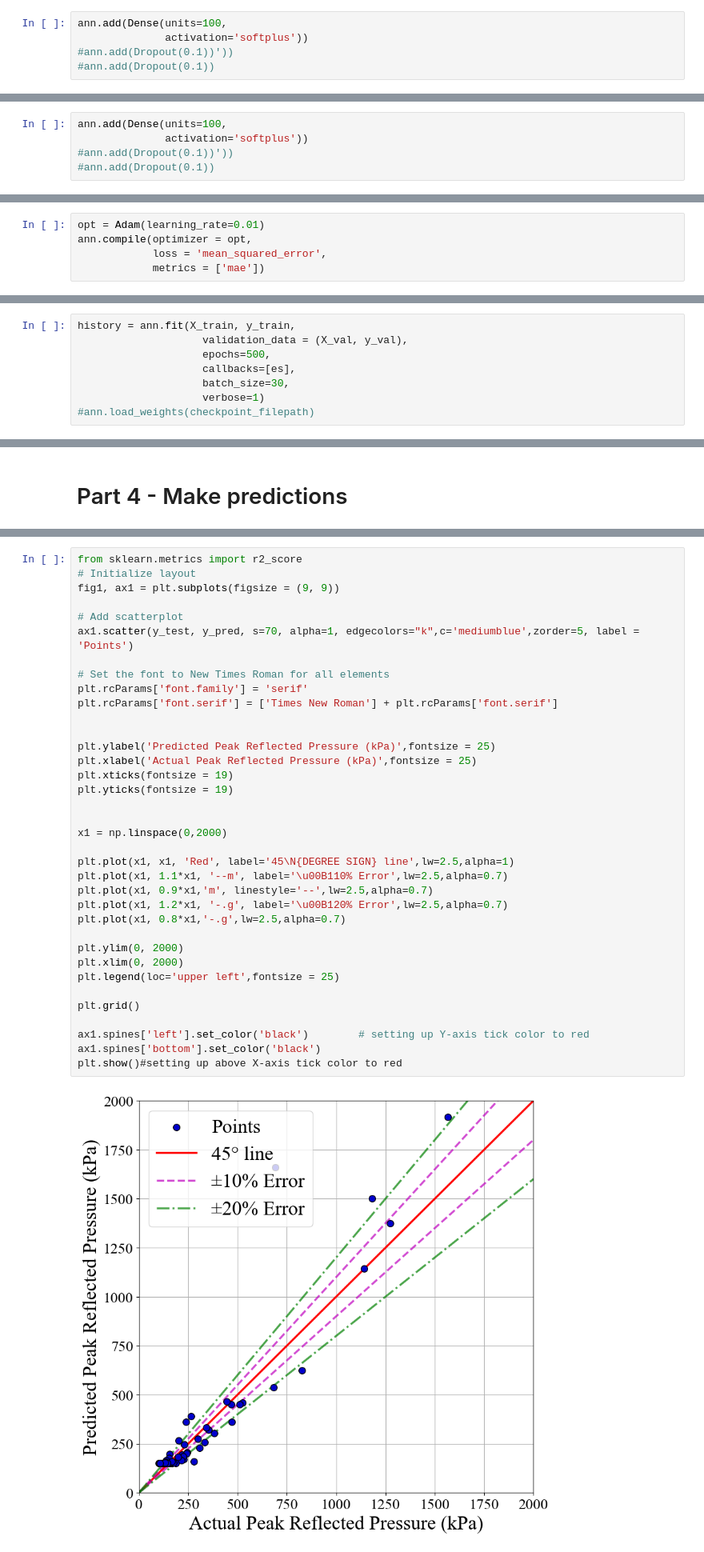
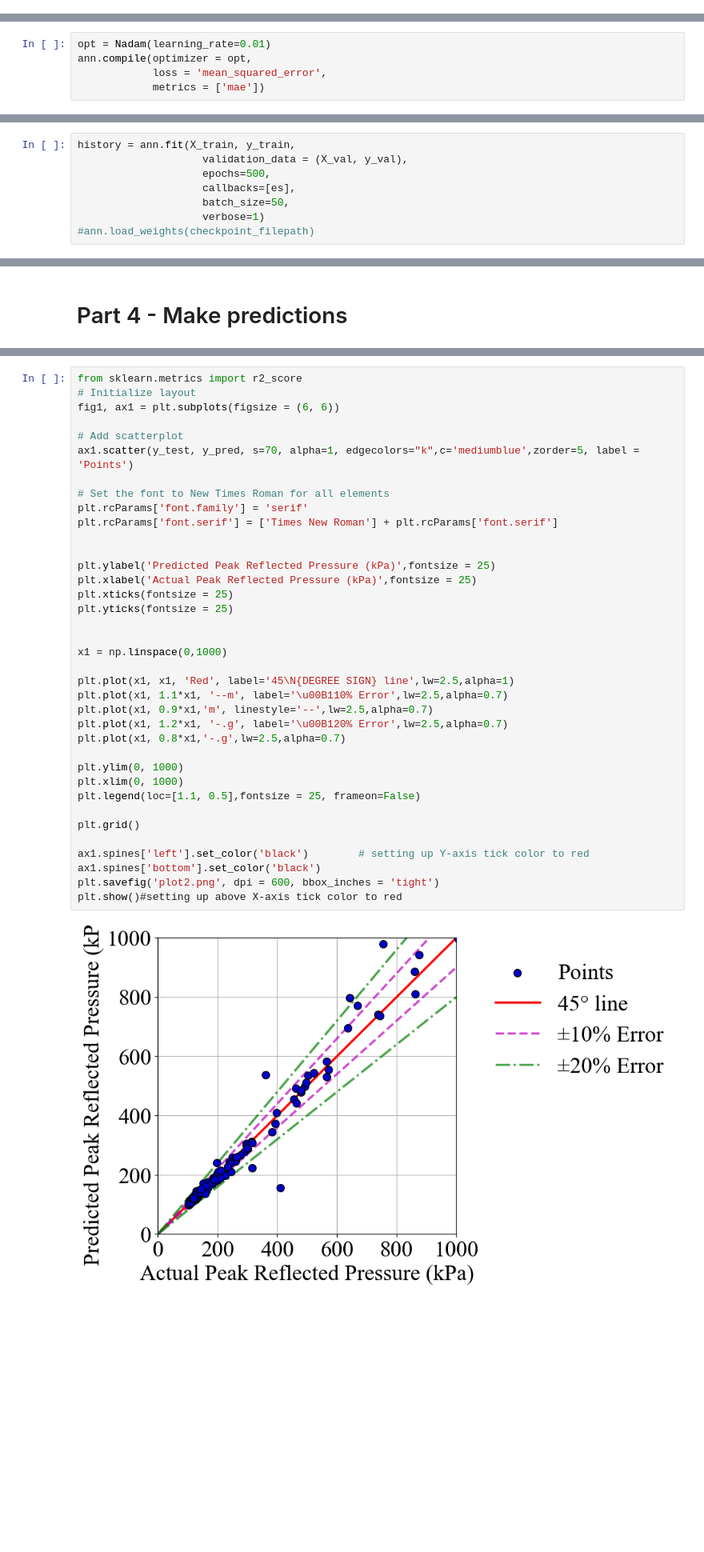
Before and after one commit to ChamodiWidanage/ANN_1D_2, a Jupyter notebook: Peak_Reflected_Pressure/Peak_Reflected_Pressure_ANN_model_2_nodrop_noscale.ipynb, the cells around one changed output, grey strips where cells are left out. Shown at 80% size. Cells and saved outputs as stored; diff of their text form; blank space fills up the shorter version.

```diff
--- a/Peak_Reflected_Pressure/Peak_Reflected_Pressure_ANN_model_2_nodrop_noscale.ipynb
+++ b/Peak_Reflected_Pressure/Peak_Reflected_Pressure_ANN_model_2_nodrop_noscale.ipynb
@@ -106,5 +113,0 @@ ann.add(Dense(units=100,
-# %%
-ann.add(Dense(units=100,
-              activation='softplus'))
-#ann.add(Dropout(0.1))'))
-#ann.add(Dropout(0.1))
@@ -113,8 +114,3 @@ ann.add(Dense(units=100,
-# %%
-ann.add(Dense(units=100,
-              activation='softplus'))
-#ann.add(Dropout(0.1))'))
-#ann.add(Dropout(0.1))
 # %% [markdown]
 ### Adding the output layer
 # %%
@@ -147,7 +141,7 @@ _________________________________________________________________
 # %% [markdown]
 ### Compiling the ANN
 # %%
-opt = Adam(learning_rate=0.01)
+opt = Nadam(learning_rate=0.01)
 ann.compile(optimizer = opt,
             loss = 'mean_squared_error',
             metrics = ['mae'])
@@ -171,7 +165,7 @@ history = ann.fit(X_train, y_train,
                     validation_data = (X_val, y_val),
                     epochs=500,
                     callbacks=[es],
-                    batch_size=30,
+                    batch_size=50,
                     verbose=1)
 #ann.load_weights(checkpoint_filepath)
 # %% [output]
@@ -356,41 +352,42 @@ plt.show()
 # %%
 from sklearn.metrics import r2_score
 # Initialize layout
-fig1, ax1 = plt.subplots(figsize = (9, 9))
+fig1, ax1 = plt.subplots(figsize = (6, 6))
 
 # Add scatterplot
 ax1.scatter(y_test, y_pred, s=70, alpha=1, edgecolors="k",c='mediumblue',zorder=5, label = 'Points')
 
 # Set the font to New Times Roman for all elements
 plt.rcParams['font.family'] = 'serif'
 plt.rcParams['font.serif'] = ['Times New Roman'] + plt.rcParams['font.serif']
 
 
 plt.ylabel('Predicted Peak Reflected Pressure (kPa)',fontsize = 25)
 plt.xlabel('Actual Peak Reflected Pressure (kPa)',fontsize = 25)
-plt.xticks(fontsize = 19)
-plt.yticks(fontsize = 19)
+plt.xticks(fontsize = 25)
+plt.yticks(fontsize = 25)
 
 
-x1 = np.linspace(0,2000)
+x1 = np.linspace(0,1000)
 
 plt.plot(x1, x1, 'Red', label='45\N{DEGREE SIGN} line',lw=2.5,alpha=1)
 plt.plot(x1, 1.1*x1, '--m', label='\u00B110% Error',lw=2.5,alpha=0.7)
 plt.plot(x1, 0.9*x1,'m', linestyle='--',lw=2.5,alpha=0.7)
 plt.plot(x1, 1.2*x1, '-.g', label='\u00B120% Error',lw=2.5,alpha=0.7)
 plt.plot(x1, 0.8*x1,'-.g',lw=2.5,alpha=0.7)
 
-plt.ylim(0, 2000)
-plt.xlim(0, 2000)
-plt.legend(loc='upper left',fontsize = 25)
+plt.ylim(0, 1000)
+plt.xlim(0, 1000)
+plt.legend(loc=[1.1, 0.5],fontsize = 25, frameon=False)
 
 plt.grid()
 
 ax1.spines['left'].set_color('black')        # setting up Y-axis tick color to red
 ax1.spines['bottom'].set_color('black')
+plt.savefig('plot2.png', dpi = 600, bbox_inches = 'tight')
 plt.show()#setting up above X-axis tick color to red
 # %% [output]
-[figure, old version]
+[figure, new version]
 # %%
 # Convert arrays to DataFrames with column labels
 X_test_df = pd.DataFrame(X_test, columns = ['Explosive mass', 'Perpendicular standoff distance', 'Incident angle', 'Comp B', 'TNT'])
```
Also changed, not shown: parts of 35 cells of this notebook, 28 other files.
